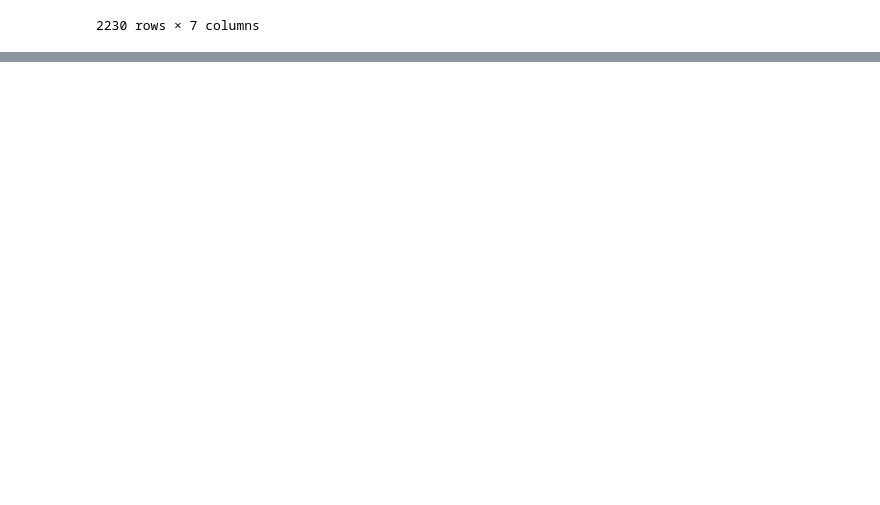
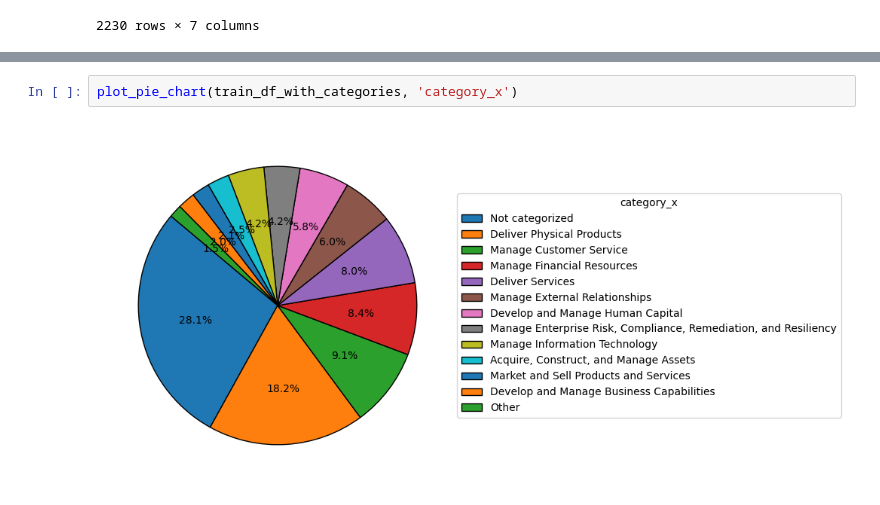
Before and after one commit to a-rebmann/llms4pm, a Jupyter notebook: dataset_exploration.ipynb, the cells around one changed output, grey strips where cells are left out. Saved outputs shown, nothing was run; the diff lists cells and outputs as text; blank space fills up the shorter version.

```diff
--- a/dataset_exploration.ipynb
+++ b/dataset_exploration.ipynb
@@ -258,0 +287,4 @@ merged_df[(merged_df["category_x"]=="Not categorized") & (merged_df["category_y"
+# %%
+plot_pie_chart(train_df_with_categories, 'category_x')
+# %% [output]
+[figure, added]
```
Also changed, not shown: parts of 5 cells of this notebook.
